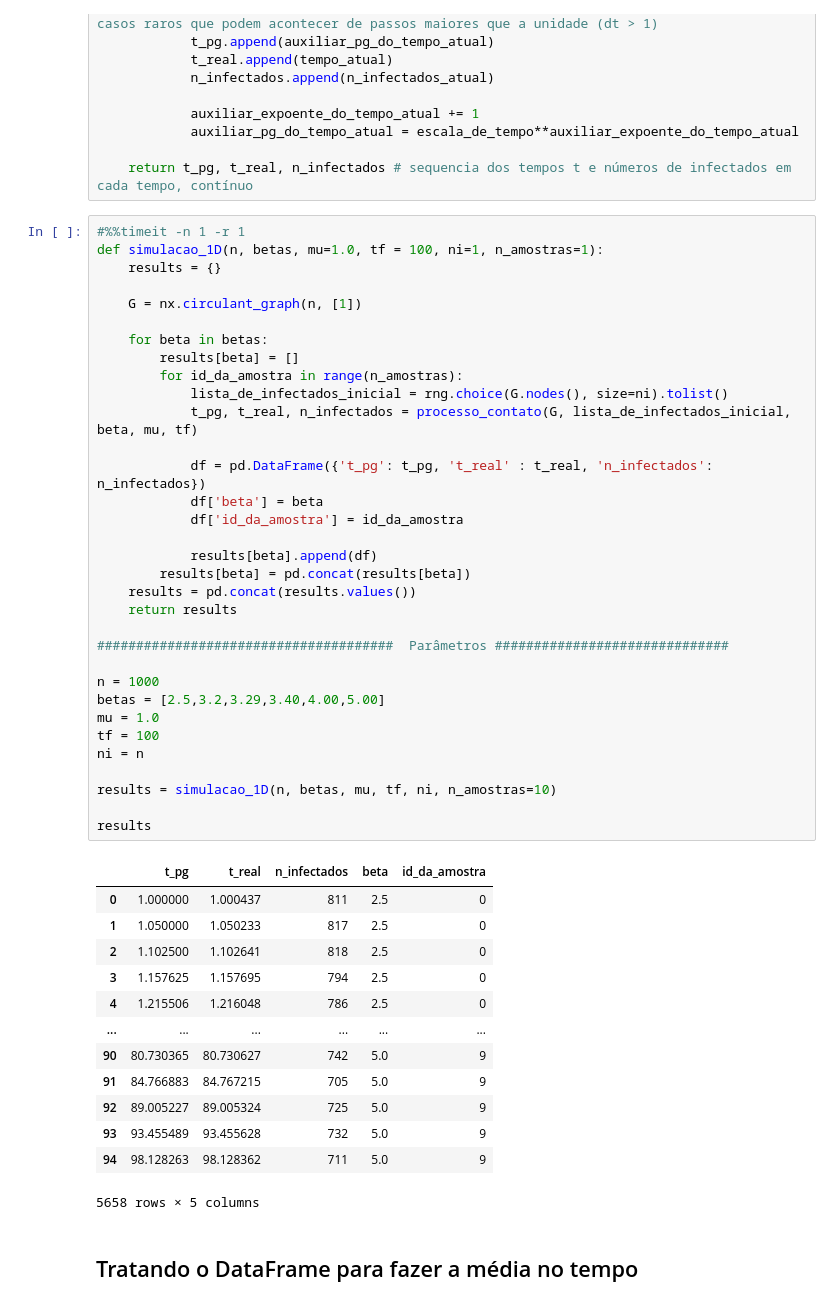
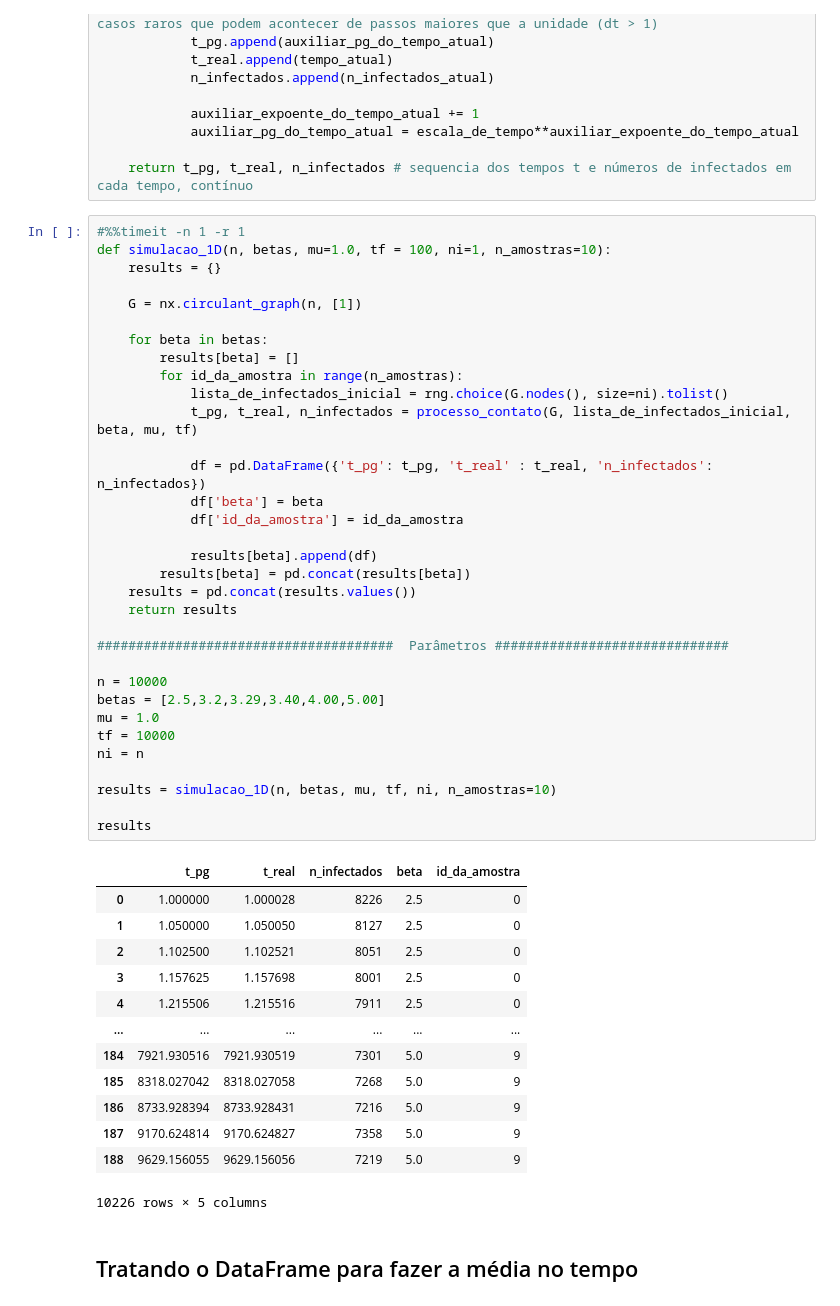
Before and after one commit to AtilioFPedroni/Pc__Gillespie, a Jupyter notebook: PC_temporal.ipynb, the cells around one changed output. Saved outputs shown, nothing was run; the diff lists cells and outputs as text.

```diff
--- a/PC_temporal.ipynb
+++ b/PC_temporal.ipynb
@@ -85,51 +85,51 @@ def processo_contato(g, lista_inicial_de_infectados, beta, mu, tf):
     return t_pg, t_real, n_infectados # sequencia dos tempos t e números de infectados em cada tempo, contínuo
 # %%
 #%%timeit -n 1 -r 1
-def simulacao_1D(n, betas, mu=1.0, tf = 100, ni=1, n_amostras=1):
+def simulacao_1D(n, betas, mu=1.0, tf = 100, ni=1, n_amostras=10):
     results = {}
 
     G = nx.circulant_graph(n, [1])
 
     for beta in betas:
         results[beta] = []
         for id_da_amostra in range(n_amostras):
             lista_de_infectados_inicial = rng.choice(G.nodes(), size=ni).tolist()
             t_pg, t_real, n_infectados = processo_contato(G, lista_de_infectados_inicial, beta, mu, tf)
 
             df = pd.DataFrame({'t_pg': t_pg, 't_real' : t_real, 'n_infectados': n_infectados})
             df['beta'] = beta
             df['id_da_amostra'] = id_da_amostra
 
             results[beta].append(df)
         results[beta] = pd.concat(results[beta])
     results = pd.concat(results.values())
     return results
 
 ######################################  Parâmetros ##############################
 
-n = 1000
+n = 10000
 betas = [2.5,3.2,3.29,3.40,4.00,5.00]
 mu = 1.0
-tf = 100
+tf = 10000
 ni = n
 
 results = simulacao_1D(n, betas, mu, tf, ni, n_amostras=10)
 
 results
 # %% [output]
 |  | t_pg | t_real | n_infectados | beta | id_da_amostra |
-| 0 | 1.000000 | 1.000437 | 811 | 2.5 | 0 |
-| 1 | 1.050000 | 1.050233 | 817 | 2.5 | 0 |
-| 2 | 1.102500 | 1.102641 | 818 | 2.5 | 0 |
-| 3 | 1.157625 | 1.157695 | 794 | 2.5 | 0 |
-| 4 | 1.215506 | 1.216048 | 786 | 2.5 | 0 |
+| 0 | 1.000000 | 1.000028 | 8226 | 2.5 | 0 |
+| 1 | 1.050000 | 1.050050 | 8127 | 2.5 | 0 |
+| 2 | 1.102500 | 1.102521 | 8051 | 2.5 | 0 |
+| 3 | 1.157625 | 1.157698 | 8001 | 2.5 | 0 |
+| 4 | 1.215506 | 1.215516 | 7911 | 2.5 | 0 |
 | ... | ... | ... | ... | ... | ... |
-| 90 | 80.730365 | 80.730627 | 742 | 5.0 | 9 |
-| 91 | 84.766883 | 84.767215 | 705 | 5.0 | 9 |
-| 92 | 89.005227 | 89.005324 | 725 | 5.0 | 9 |
-| 93 | 93.455489 | 93.455628 | 732 | 5.0 | 9 |
-| 94 | 98.128263 | 98.128362 | 711 | 5.0 | 9 |
+| 184 | 7921.930516 | 7921.930519 | 7301 | 5.0 | 9 |
+| 185 | 8318.027042 | 8318.027058 | 7268 | 5.0 | 9 |
+| 186 | 8733.928394 | 8733.928431 | 7216 | 5.0 | 9 |
+| 187 | 9170.624814 | 9170.624827 | 7358 | 5.0 | 9 |
+| 188 | 9629.156055 | 9629.156056 | 7219 | 5.0 | 9 |
-5658 rows × 5 columns
+10226 rows × 5 columns
 # %% [markdown]
 ## Tratando o DataFrame para fazer a média no tempo
 # %%
```
Also changed, not shown: parts of 3 cells of this notebook, 1 other file.
